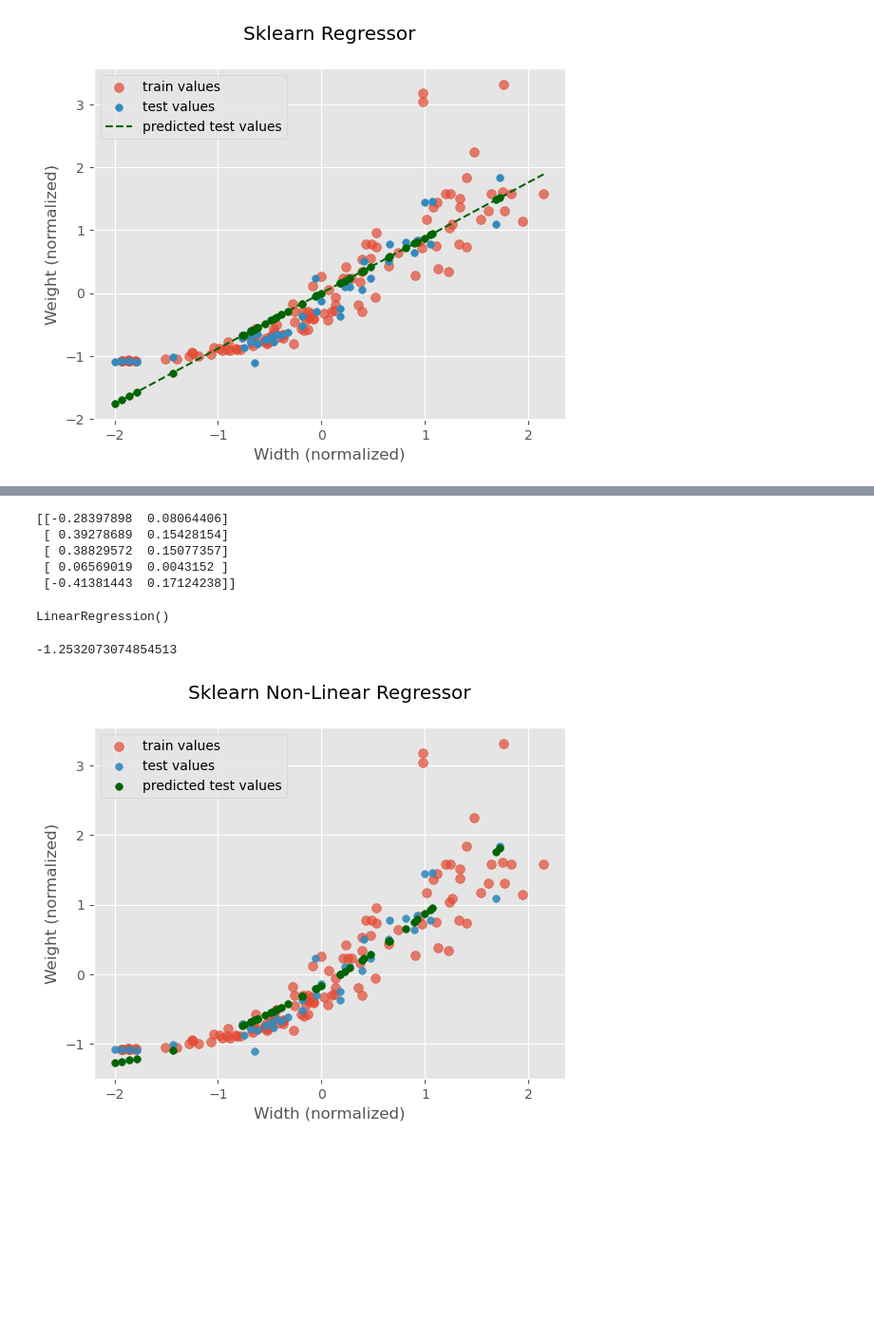
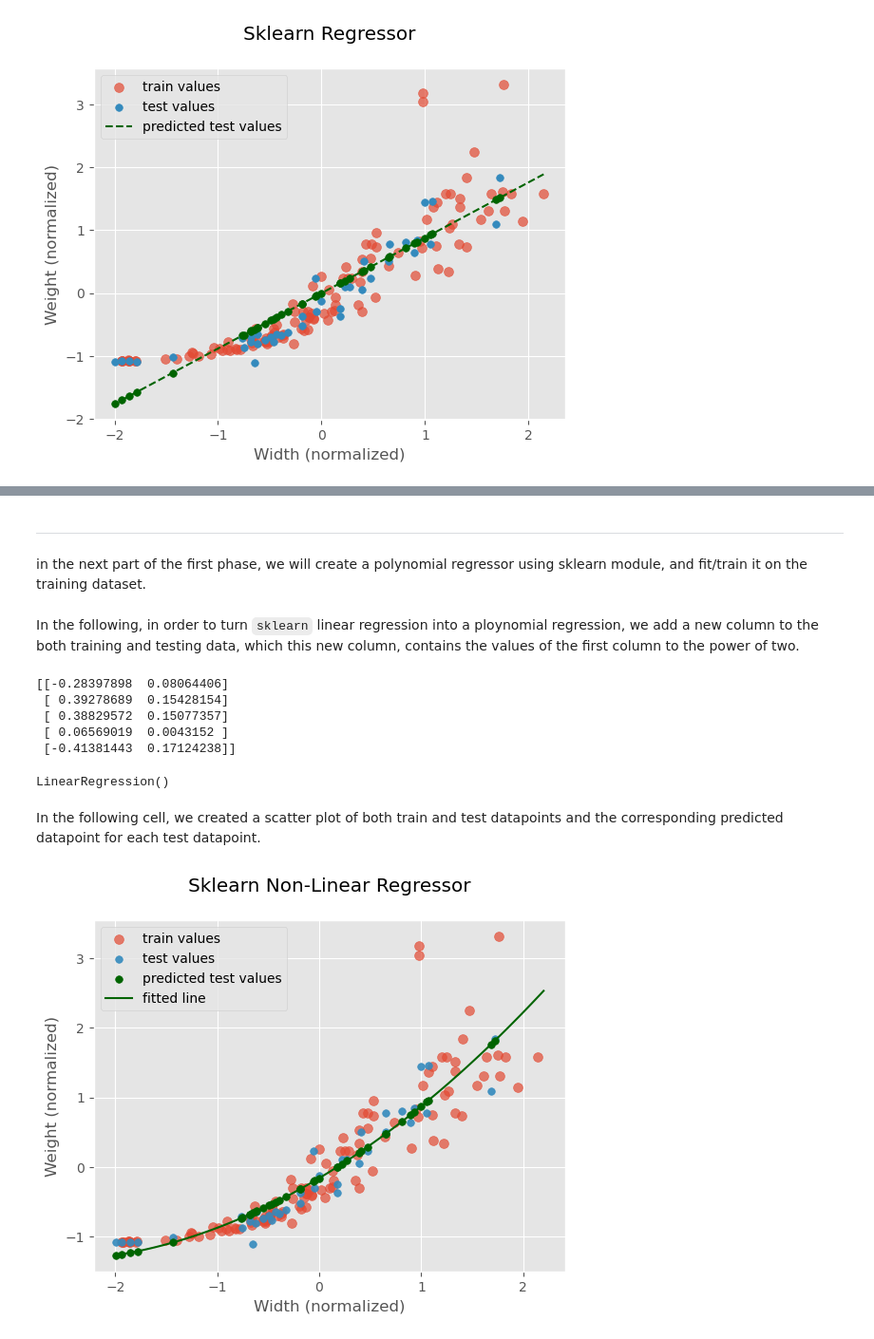
Before and after one commit to Alireza-Gharavi/my_learning_journey, a Jupyter notebook: ANN's_from_scratch/linear_regressor.ipynb, the cells around one changed output, grey strips where cells are left out. Shown at 95% size. Drawn from its saved outputs; the diff is of its cells as text; code cells hidden in the pictures; blank space fills up the shorter version.

```diff
--- a/ANN's_from_scratch/linear_regressor.ipynb
+++ b/ANN's_from_scratch/linear_regressor.ipynb
@@ -267,17 +392,20 @@ plt.show()
 # %%
-non_lin_reg = non_linear_regressor(0.09)
+line = np.linspace(-2, 2.2, 100)
+
+poly_reg = polynomial_regressor(0.09)
 fig3, ax3 = plt.subplots()
 
 train_loss = []
 test_loss = []
 
 def animate3(i):
-    train_loss.append(non_lin_reg.loss_function(X_train_scaled, y_train_scaled))
-    test_loss.append(non_lin_reg.loss_function(X_test_scaled, y_test_scaled))
+    train_loss.append(poly_reg.loss_function(X_train_scaled, y_train_scaled))
+    test_loss.append(poly_reg.loss_function(X_test_scaled, y_test_scaled))
     ax3.cla()
-    ax3.scatter(X_train_scaled, y_train_scaled, label='train values', alpha=0.7)
-    ax3.scatter(X_train_scaled, non_lin_reg.hypothesis(X_train_scaled), label='predicted train values')
-    non_lin_reg.update(X_train_scaled, y_train_scaled)
+    ax3.scatter(X_train_scaled, y_train_scaled, label='training points', alpha=0.7)
+    ax3.scatter(X_train_scaled, poly_reg.hypothesis(X_train_scaled), color='darkgreen', alpha=0.7, s=20, label='predicted training points')
+    ax3.plot(line, poly_reg.hypothesis(line), color='darkgreen', alpha=0.7, label='fitting curve')
+    poly_reg.update(X_train_scaled, y_train_scaled)
     ax3.set_xlabel('Width (normalized)')
     ax3.set_ylabel('Weight (normalized)')
     ax3.set_title('fitting on train data')
@@ -304,9 +464,15 @@ plt.plot()
+# %% [markdown]
+---
+
+in the next part of the first phase, we will create a polynomial regressor using sklearn module, and fit/train it on the training dataset.
+# %% [markdown]
+In the following, in order to turn `sklearn` linear regression into a ploynomial regression, we add a new column to the both training and testing data, which this new column, contains the values of the first column to the power of two.
 # %%
 XX_train_scaled = np.concatenate([X_train_scaled, X_train_scaled ** 2], axis=1)
 XX_test_scaled = np.concatenate([X_test_scaled, X_test_scaled ** 2], axis=1)
 print(XX_train_scaled[:5])
-sklearn_non_reg = linear_model.LinearRegression()
-sklearn_non_reg.fit(XX_train_scaled, y_train_scaled)
+sklearn_poly_reg = linear_model.LinearRegression()
+sklearn_poly_reg.fit(XX_train_scaled, y_train_scaled)
 # %% [output]
 [[-0.28397898  0.08064406]
  [ 0.39278689  0.15428154]
@@ -314,23 +480,20 @@ sklearn_non_reg.fit(XX_train_scaled, y_train_scaled)
  [ 0.06569019  0.0043152 ]
  [-0.41381443  0.17124238]]
 LinearRegression()
-# %%
-# sklearn_non_reg.predict(np.array(new_x_values.iloc[0]).reshape(-1, 1))
-# sklearn_non_reg.predict([[new_x_values.iloc[0][0], new_x_values.iloc[0][1]]])
-# np.array(new_x_values.iloc[0]).reshape(-1, 1)
-# new_x_values.iloc[0][1]
-sklearn_non_reg.predict(XX_train_scaled).min()
-# %% [output]
--1.2532073074854513
+# %% [markdown]
+In the following cell, we created a scatter plot of both train and test datapoints and the corresponding predicted datapoint for each test datapoint.
 # %%
+curve_line = np.array([line, line**2]).T
+
 plt.scatter(X_train_scaled, y_train_scaled, label='train values', alpha=0.7, s=50)
 plt.scatter(X_test_scaled, y_test_scaled, label='test values', alpha=0.9, s=30)
-plt.scatter(X_test_scaled, sklearn_non_reg.predict(XX_test_scaled), color='darkgreen', s=30, label='predicted test values')
+plt.scatter(X_test_scaled, sklearn_poly_reg.predict(XX_test_scaled), color='darkgreen', s=30, label='predicted test values')
 # plt.scatter(X_train_scaled, sklearn_non_reg.predict(XX_train_scaled), color='black', alpha=1, s = 2)
+plt.plot(line, sklearn_poly_reg.predict(curve_line), label='fitted line', color='darkgreen')
 plt.xlabel('Width (normalized)')
 plt.ylabel('Weight (normalized)')
 plt.title('Sklearn Non-Linear Regressor\n')
 plt.legend()
 plt.show()
 # %% [output]
-[figure, old version]
+[figure, new version]
```
Also changed, not shown: parts of 46 cells of this notebook, 1 other file.
